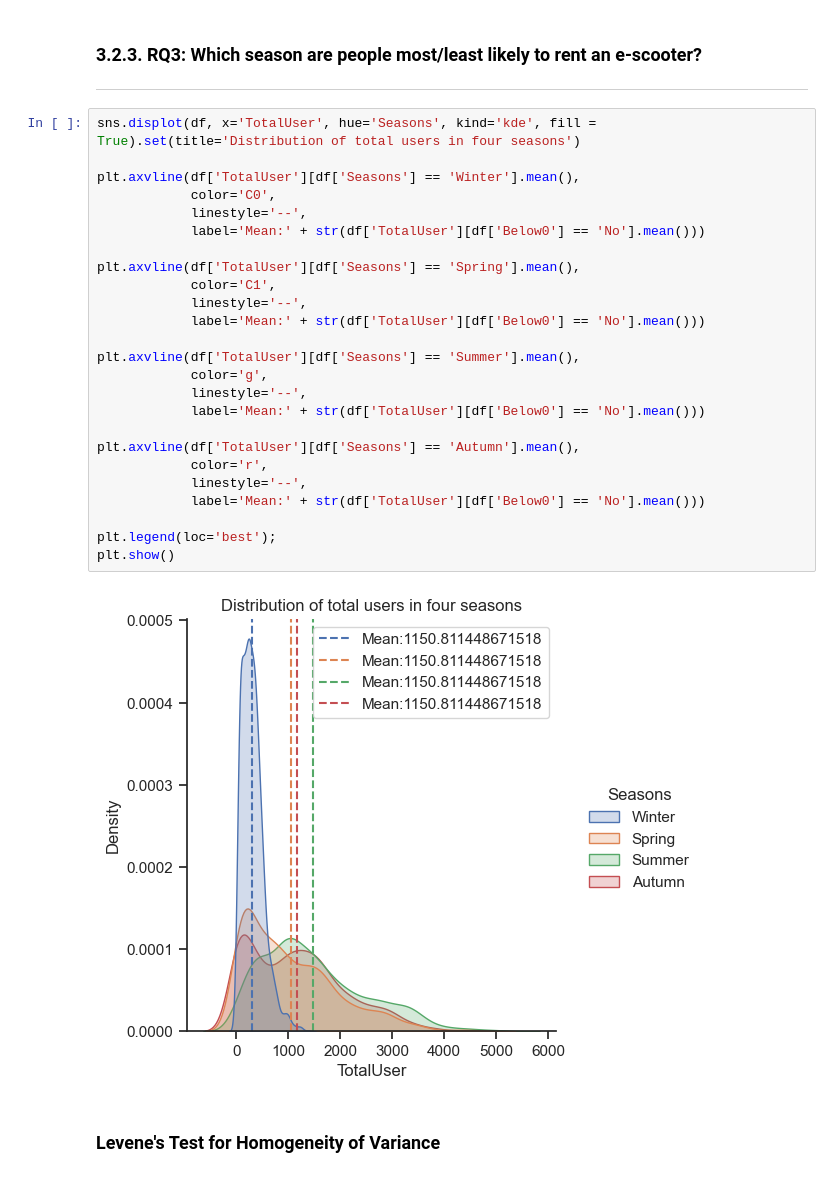
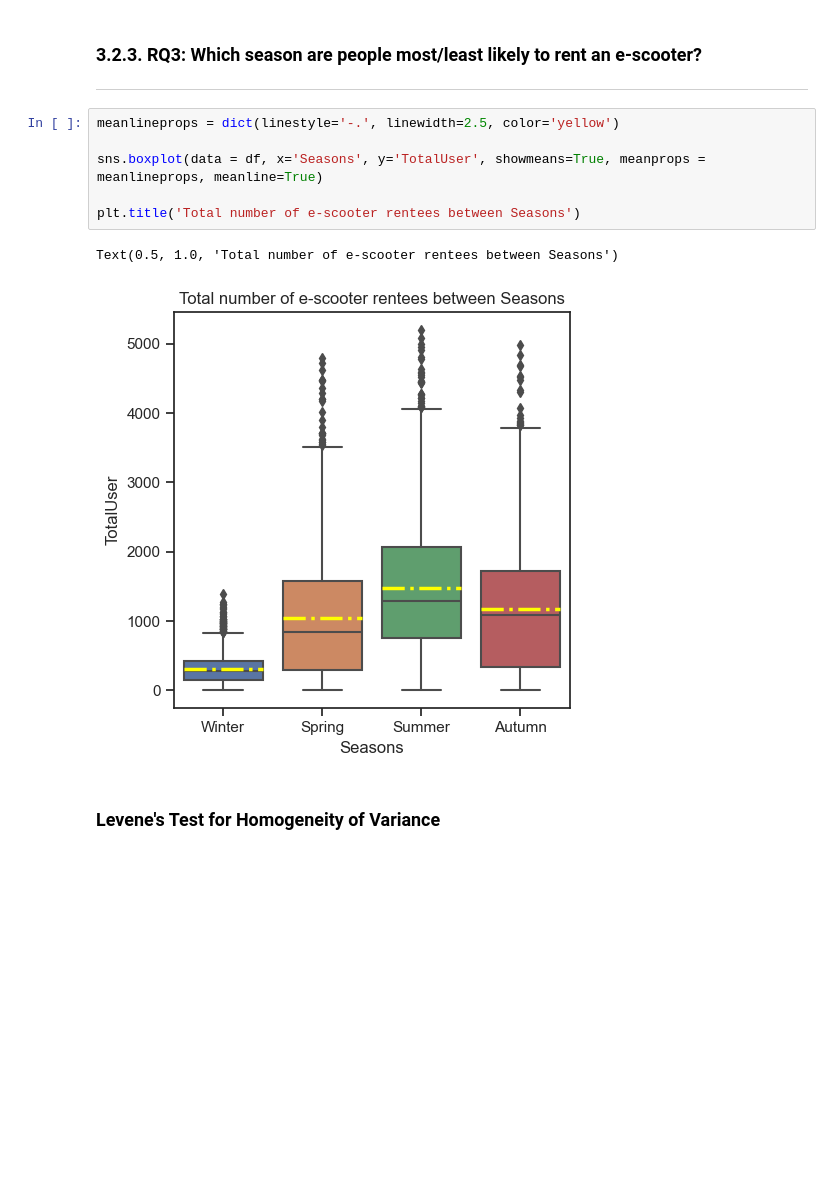
Before and after one commit to ChauHuynh1/Station_analysis, a Jupyter notebook: ResearchMethod.ipynb, the cells around one changed output. Saved outputs shown, nothing was run; the diff lists cells and outputs as text; blank space fills up the shorter version.

Commit message:
Change plots

```diff
--- a/ResearchMethod.ipynb
+++ b/ResearchMethod.ipynb
@@ -990,32 +990,14 @@ PearsonRResult(statistic=0.9127976489794506, pvalue=0.0)
 ### 3.2.3. RQ3: Which season are people most/least likely to rent an e-scooter?
 ****
 # %%
-sns.displot(df, x='TotalUser', hue='Seasons', kind='kde', fill = True).set(title='Distribution of total users in four seasons')
+meanlineprops = dict(linestyle='-.', linewidth=2.5, color='yellow')
 
-plt.axvline(df['TotalUser'][df['Seasons'] == 'Winter'].mean(),
-            color='C0',
-            linestyle='--',
-            label='Mean:' + str(df['TotalUser'][df['Below0'] == 'No'].mean()))
+sns.boxplot(data = df, x='Seasons', y='TotalUser', showmeans=True, meanprops = meanlineprops, meanline=True)
 
-plt.axvline(df['TotalUser'][df['Seasons'] == 'Spring'].mean(),
-            color='C1',
-            linestyle='--',
-            label='Mean:' + str(df['TotalUser'][df['Below0'] == 'No'].mean()))
-
-plt.axvline(df['TotalUser'][df['Seasons'] == 'Summer'].mean(),
-            color='g',
-            linestyle='--',
-            label='Mean:' + str(df['TotalUser'][df['Below0'] == 'No'].mean()))
-
-plt.axvline(df['TotalUser'][df['Seasons'] == 'Autumn'].mean(),
-            color='r',
-            linestyle='--',
-            label='Mean:' + str(df['TotalUser'][df['Below0'] == 'No'].mean()))
-
-plt.legend(loc='best');
-plt.show()
+plt.title('Total number of e-scooter rentees between Seasons')
 # %% [output]
+Text(0.5, 1.0, 'Total number of e-scooter rentees between Seasons')
-[figure, old version]
+[figure, new version]
 # %% [markdown]
 ### Levene's Test for Homogeneity of Variance
 # %%
```
Also changed, not shown: parts of 28 cells of this notebook.
